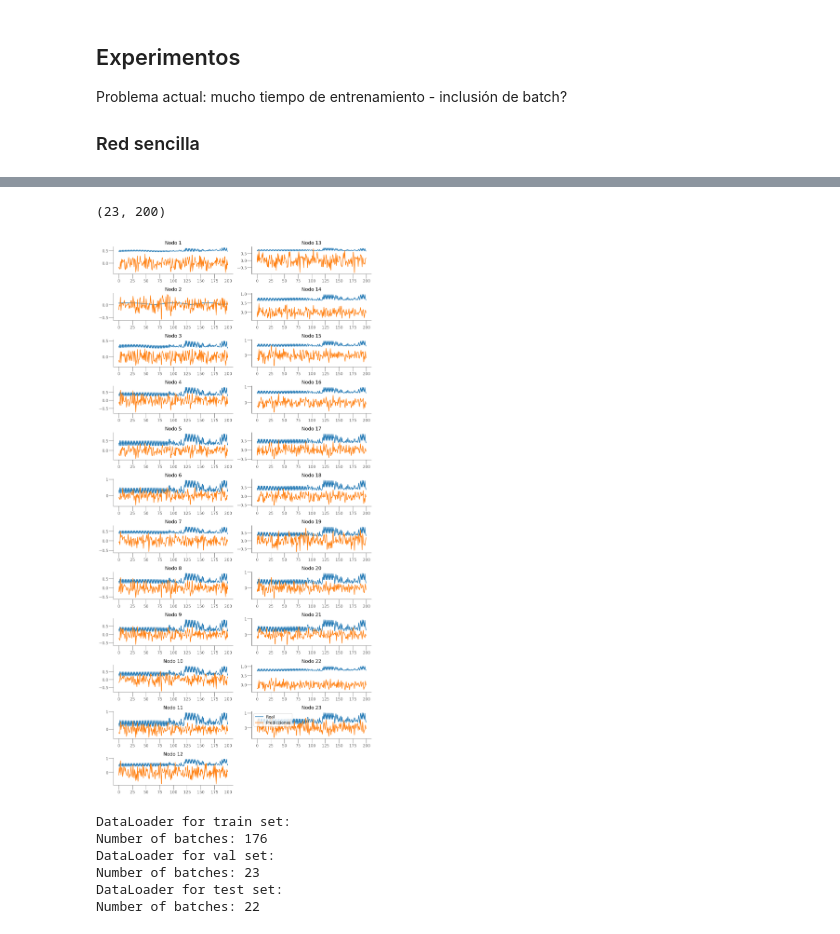
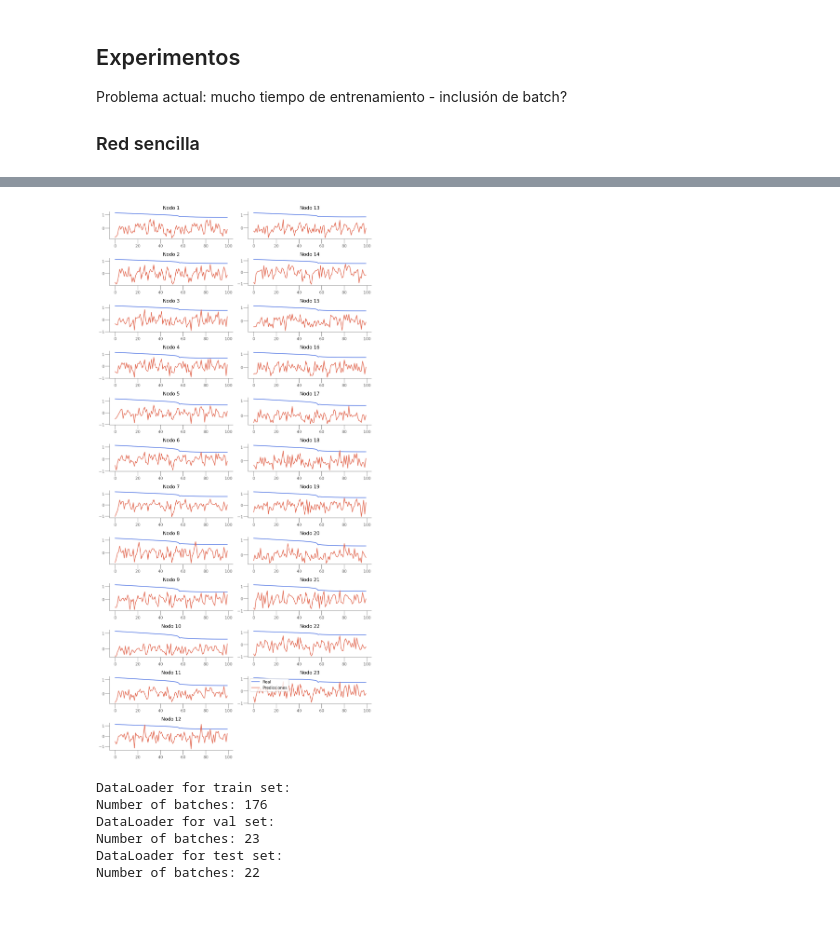
Before and after one commit to maaguado/GNNs_PowerGraph, a Jupyter notebook: TFM/code_dataset2/preprocesamiento.ipynb, the cells around one changed output, grey strips where cells are left out. Cells and saved outputs as stored; diff of their text form; code cells hidden in the pictures.

```diff
--- a/TFM/code_dataset2/preprocesamiento.ipynb
+++ b/TFM/code_dataset2/preprocesamiento.ipynb
@@ -40,7 +56,7 @@ dataset = loader.get_dataset( target= 100, intro=300, step=100, limit=300)
 Number of situations:  550
 Number of timestamps:  800
 # %%
-info_nodos = loader.reconstruir_voltages(50)
+info_nodos = loader.reconstruir_voltages(5)
 
 
 n_plots = 23
@@ -134,7 +163,9 @@ model = RecurrentGCN(node_features = n_features, name = "RecurrentGCNInicial")
+# %%
+bs=20
+model = RecurrentGCN(node_features = n_time_periods_intro, name = "RecurrentGCNInicial", batch_size=bs, node_dim = 1)
 # %%
-
 dataloader_params2 = {
-            "batch_size": 20,
+            "batch_size": bs,
             "data_split_ratio": [0.8, 0.1, 0.1],
             "seed": 42
         }
@@ -148,0 +186,8 @@ Number of batches: 6
+# %%
+for batch in dataloader['train']:
+    batch = batch.to(device)
+    edge_index = batch.edge_index.view(n_time_periods_intro, 30,len(batch),2).permute(0, 2, 3, 1)
+    edge_weight = batch.edge_attr.view(n_time_periods_intro, len(batch), 30, n_features_edges  )[:,:,:,0]
+    x = batch.x.view(len(batch),  n_nodes,n_time_periods_intro )
+    y_hat = model(x, edge_index, edge_weight)
+    break
@@ -230,8 +341,3 @@ Test_loss:0.9984, Test_r2:-6.4325
-# %%
-prueba=
-prueba.shape
-# %% [output]
-(23, 200)
 # %%
 def reconstruir_predictions(predictions,real, n_target, situacion, n_div):
     id_situacion = situacion*n_div
@@ -243,37 +347,37 @@ preds, y_true = reconstruir_predictions(predictions,real, n_target, 0, n_div)
 # %%
-n_situation = 1
+n_situation = 20
 
 n_plots = 23
 n_cols = 2
 n_rows = (n_plots + 1) // 2  # División redondeada hacia arriba
-
+preds, y_true = reconstruir_predictions(predictions,real, n_target, n_situation, n_div)
 fig, axs = plt.subplots(n_rows, n_cols, figsize=(10, 20),dpi=200)
 # Trazar los gráficos
 for i in range(n_plots):
     row = i % n_rows  # Calculamos el índice de la fila
     col = i // n_rows  # Calculamos el índice de la columna
     ax = axs[row, col] if n_plots > 1 else axs
 
     ax = axs[row, col] if n_plots > 1 else axs
 
-    sns.lineplot(y=y_true[i],x=range(n_target*n_div), ax=ax, label='Real', legend=False)
+    sns.lineplot(y=y_true[i],x=range(n_target*n_div), ax=ax, label='Real', legend=False, color='royalblue')
 
 
     sns.lineplot(y=preds[i],x=range(n_target*n_div),ax=ax, label='Predicciones', legend=False)
 
     ax.set_title(f'Nodo {i+1}')
     format_plot(ax)
     # Añadir leyenda solo al último plot
     if i == n_plots - 1:
         ax.legend(loc='upper left')
 
 if n_plots % n_cols != 0:
     fig.delaxes(axs.flatten()[-1])
 # Ajustes finales
 plt.tight_layout()
 plt.show()
 # %% [output]
-[figure, old version]
+[figure, new version]
 # %%
 
 
```
Also changed, not shown: parts of 20 cells of this notebook, 4 other files.
